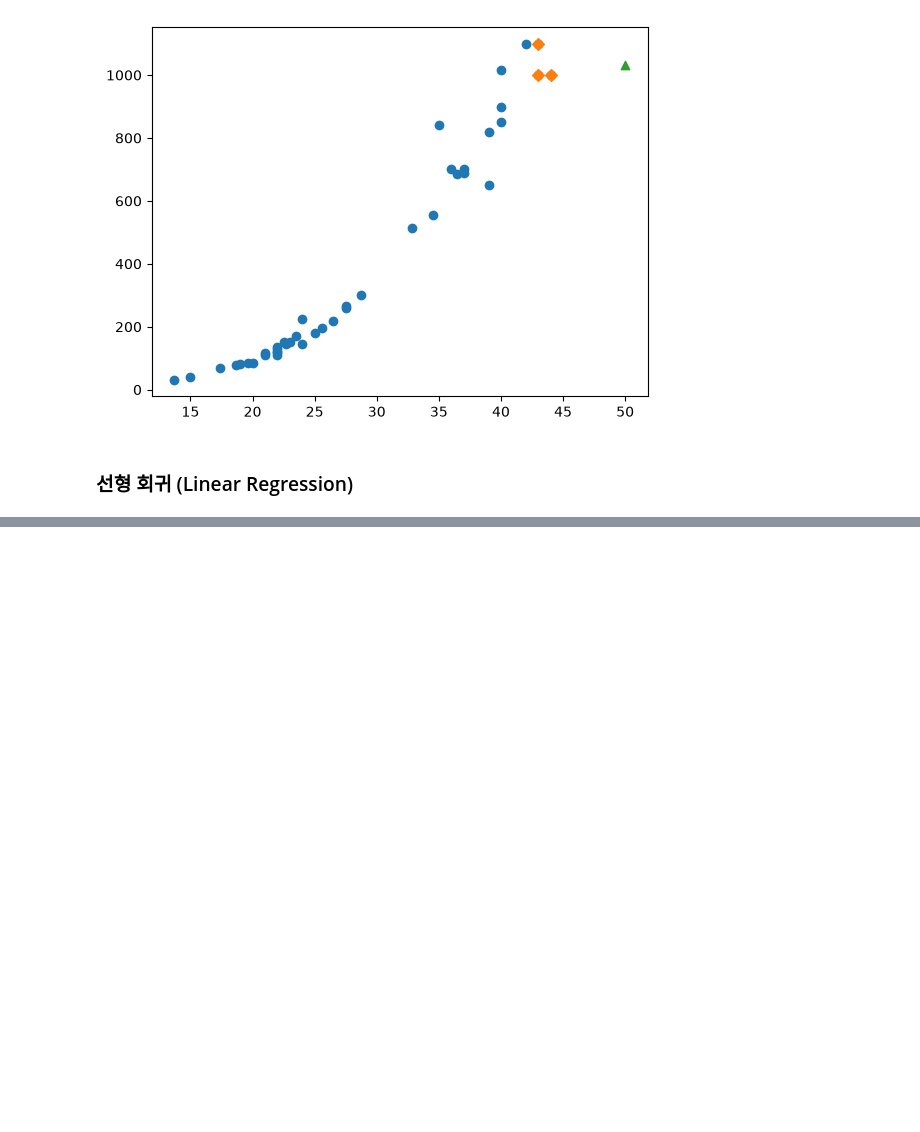
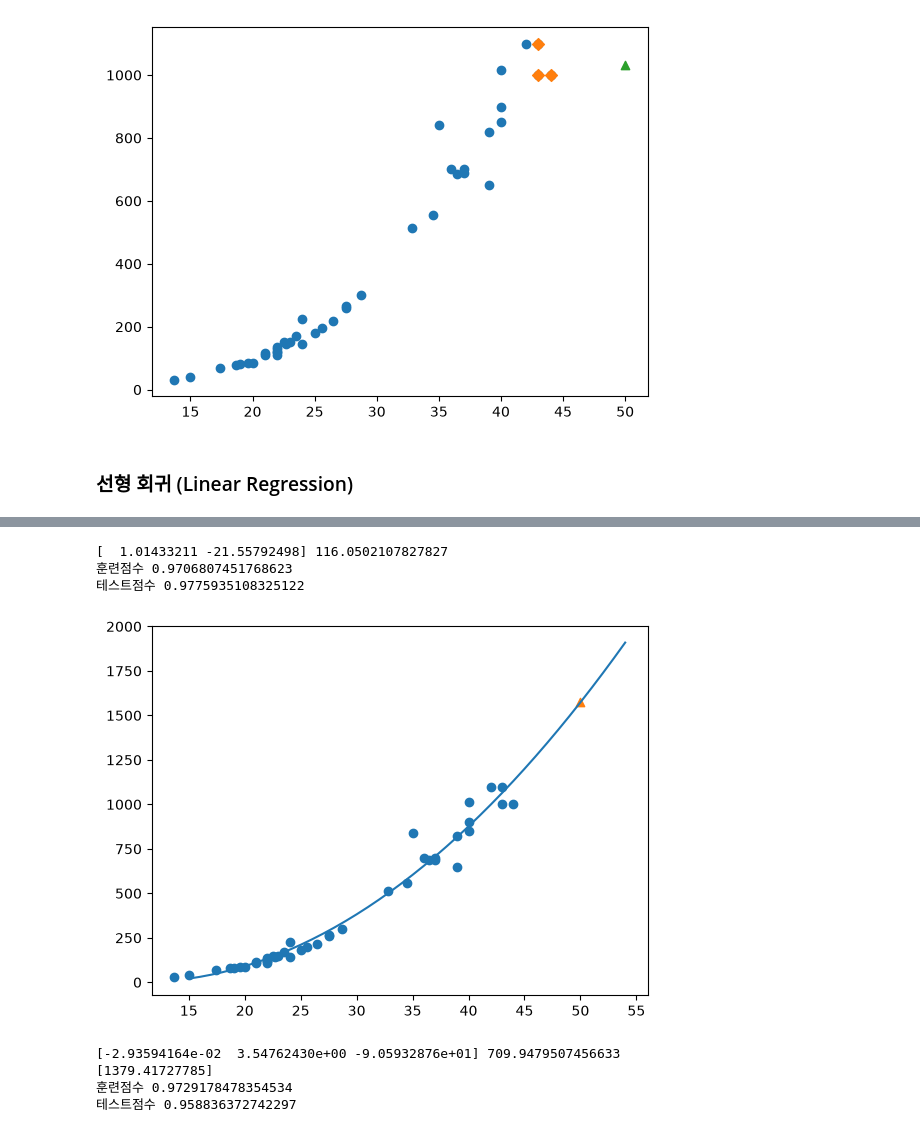
Before and after one commit to verba-neo/gaida-3, a Jupyter notebook: 03-python/09_ML.ipynb, the cells around one changed output, grey strips where cells are left out. Cells and saved outputs as stored; diff of their text form; code cells hidden in the pictures; blank space fills up the shorter version.

```diff
--- a/03-python/09_ML.ipynb
+++ b/03-python/09_ML.ipynb
@@ -283,0 +310,34 @@ plt.show()
+# %%
+import numpy as np
+# ax + b 는 직선밖에 안나옴
+# ax^2 + bx + c 로 가자
+
+X = np.array(perch_length).reshape(-1, 1)
+X2 = np.column_stack([X**2, X])
+
+y = np.array(perch_weight)
+
+X2_train, X2_test, y_train, y_test = train_test_split(X2, y, random_state=42)
+# %%
+lr2 = LinearRegression()
+lr2.fit(X2_train, y_train)
+
+print(lr2.coef_, lr2.intercept_)
+
+# 2차 방정식으로 예측한 50길이 의 결과
+lr2.predict([[50**2, 50]])
+
+print('훈련점수', lr2.score(X2_train, y_train))
+print('테스트점수', lr2.score(X2_test, y_test))
+# %% [output]
+[  1.01433211 -21.55792498] 116.0502107827827
+훈련점수 0.9706807451768623
+테스트점수 0.9775935108325122
+# %%
+point = np.arange(15, 55)
+plt.scatter(X_train, y_train)
+plt.plot(point, 1.014*point**2 - 21.55*point + 116.05)
+plt.scatter(50, 1573, marker='^')
+plt.show()
+# %% [output]
+[figure, added]
@@ -283,0 +351,16 @@ plt.show()
+# %%
+lr3 = LinearRegression()
+lr3.fit(X3_train, y_train)
+
+print(lr3.coef_, lr3.intercept_)
+
+# 2차 방정식으로 예측한 50길이 의 결과
+print(lr3.predict([[50**3, 50**2, 50]]))
+
+print('훈련점수', lr3.score(X3_train, y_train))
+print('테스트점수', lr3.score(X3_test, y_test))
+# %% [output]
+[-2.93594164e-02  3.54762430e+00 -9.05932876e+01] 709.9479507456633
+[1379.41727785]
+훈련점수 0.9729178478354534
+테스트점수 0.958836372742297
```
Also changed, not shown: parts of 4 cells of this notebook.
